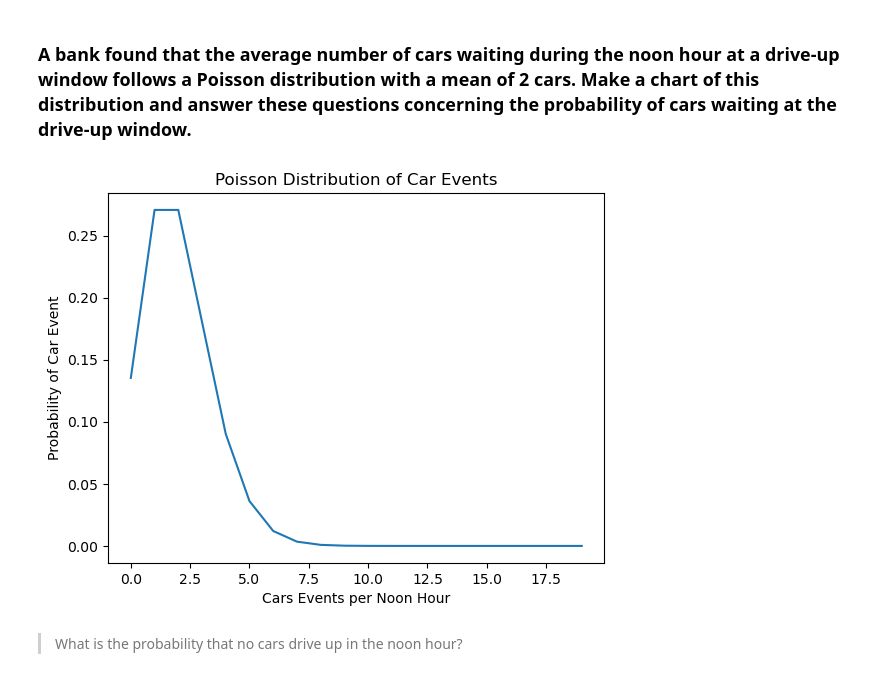
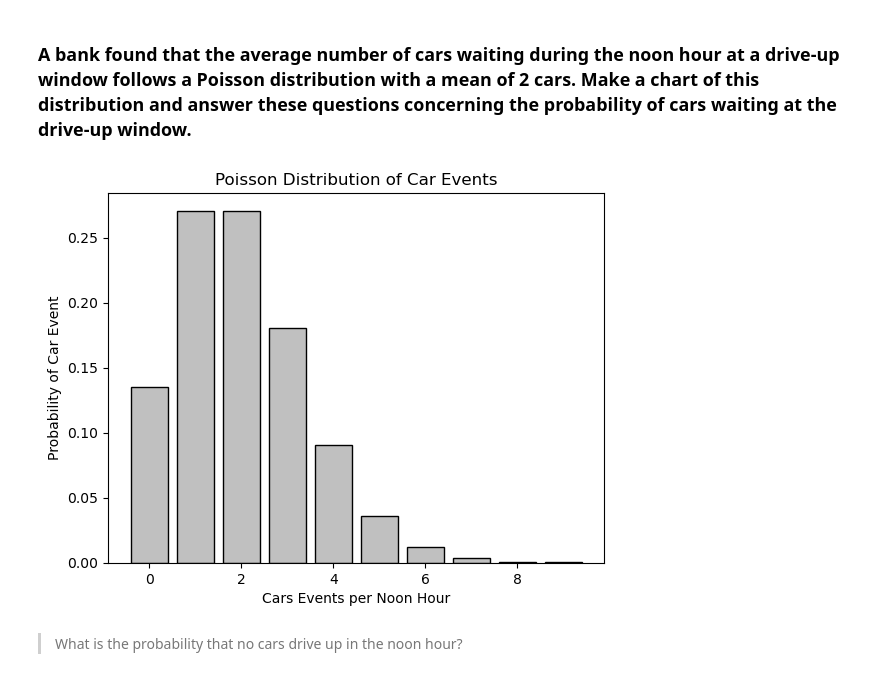
Before and after one commit to aaron-mv-moore/statistics-exercises, a Jupyter notebook: probability_distributions.ipynb, the cells around one changed output. Saved outputs shown, nothing was run; the diff lists cells and outputs as text; code cells hidden in the pictures.

```diff
--- a/probability_distributions.ipynb
+++ b/probability_distributions.ipynb
@@ -13,11 +8,0 @@ cars_drive_window = stats.poisson(λ)
-# %%
-# making a chart
-x = np.arange(0,20)
-y = [cars_drive_window.pmf(i) for i in x]
-plt.plot(x,y)
-plt.xlabel('Cars Events per Noon Hour')
-plt.ylabel('Probability of Car Event')
-plt.title('Poisson Distribution of Car Events')
-plt.show()
-# %% [output]
-[figure, removed]
@@ -24,3 +13,14 @@ plt.show()
+# %%
+# making a chart
+x = np.arange(0,10)
+y = [cars_drive_window.pmf(i) for i in x]
+plt.bar(x,y, color ='silver', ec = 'black')
+plt.xlabel('Cars Events per Noon Hour')
+plt.ylabel('Probability of Car Event')
+plt.title('Poisson Distribution of Car Events')
+plt.show()
+# %% [output]
+[figure, added]
 # %% [markdown]
 > What is the probability that no cars drive up in the noon hour?
 # %%
```
Also changed, not shown: parts of 57 cells of this notebook.
